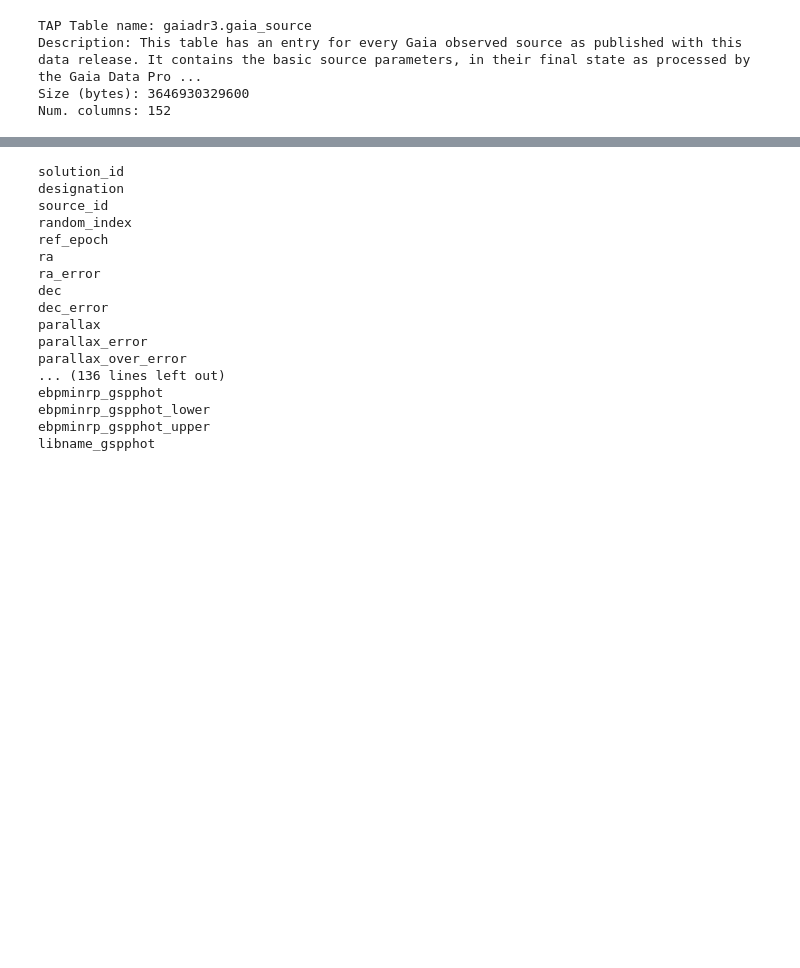
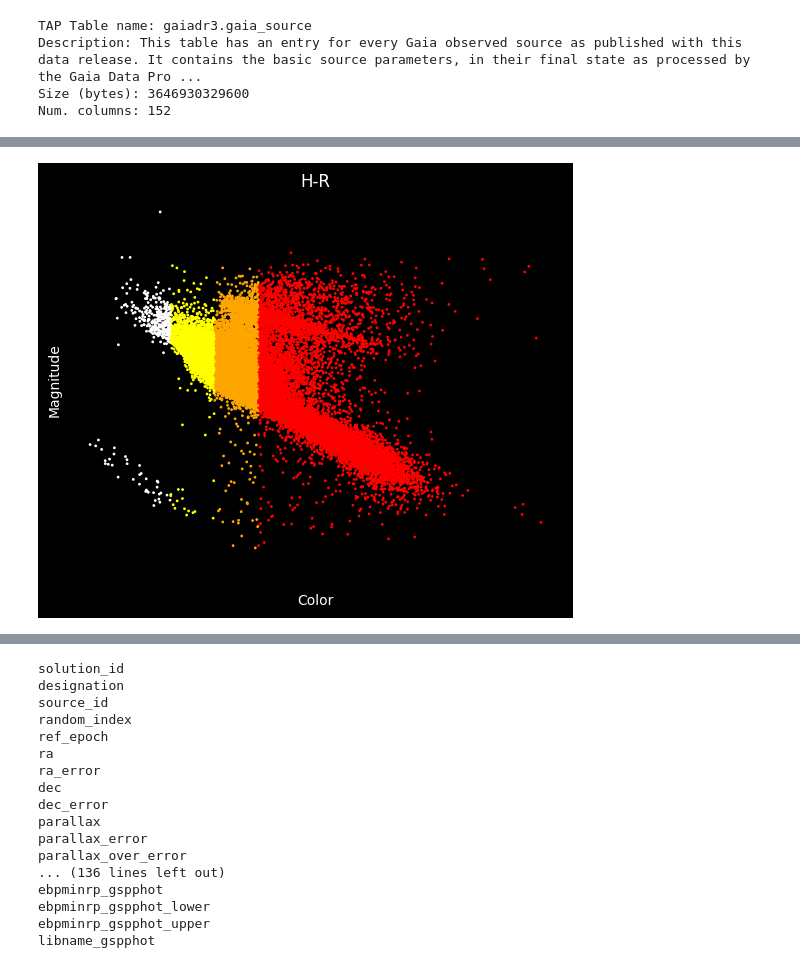
Before and after one commit to arturbernardo/data_stars, a Jupyter notebook: Gaia2Exploration.ipynb, the cells around one changed output, grey strips where cells are left out. Drawn from its saved outputs; the diff is of its cells as text; code cells hidden in the pictures; blank space fills up the shorter version.

```diff
--- a/Gaia2Exploration.ipynb
+++ b/Gaia2Exploration.ipynb
@@ -54,0 +121,21 @@ Num. columns: 152
+# %%
+df = df[df['parallax'] > 0]
+
+M = df['phot_g_mean_mag'] + 5 * np.log10(df['parallax']) - 10
+
+fig, ax = plt.subplots()
+ax.scatter(df['bp_rp'], M, s=1, c=cores)
+
+fig.patch.set_facecolor('black')         # Fundo da figura
+ax.set_facecolor('black')                # Fundo dos eixos
+ax.set_yticks([])
+ax.set_xlabel('Color', color='white')
+ax.set_ylabel('Magnitude', color='white')
+ax.set_title('H-R', color='white')
+# ax.grid(True, axis='x', color='gray')
+plt.gca().invert_yaxis()
+# plt.yscale("log")
+# plt.scatter(df['bp_rp'], M, s=1)
+plt.show()
+# %% [output]
+[figure, added]
```
Also changed, not shown: parts of 12 cells of this notebook.
